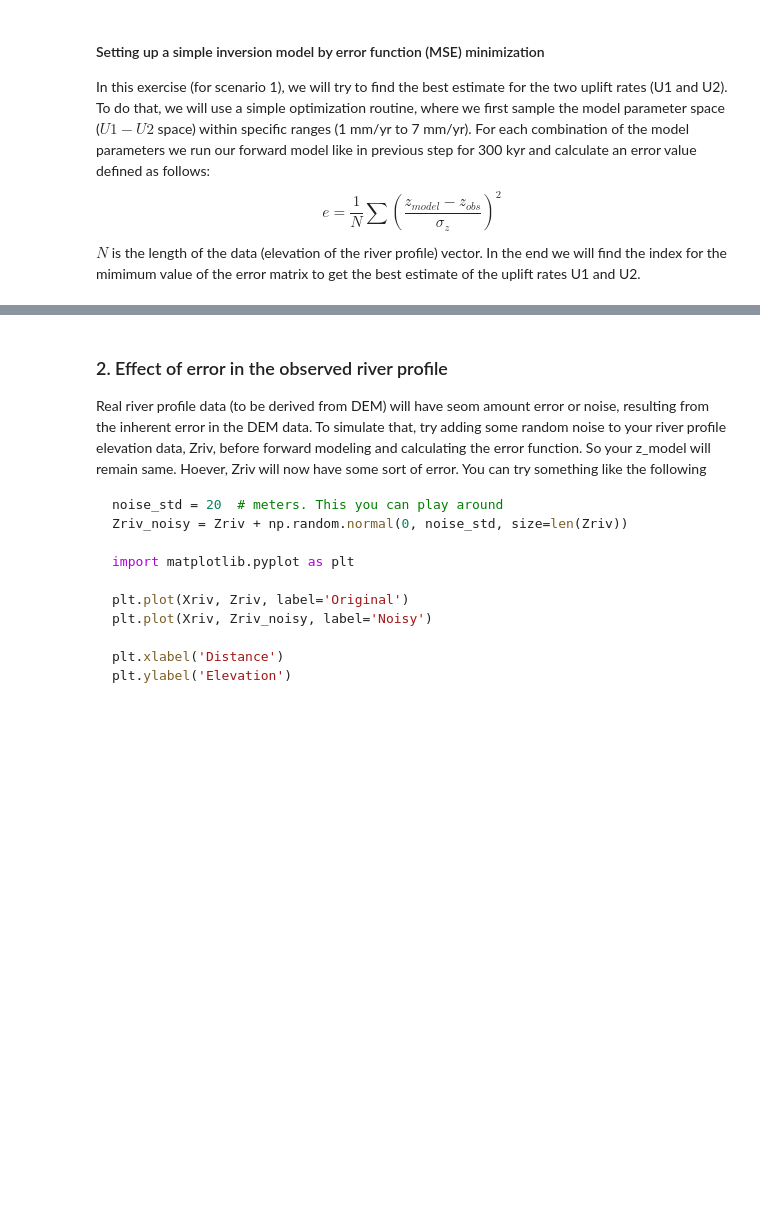
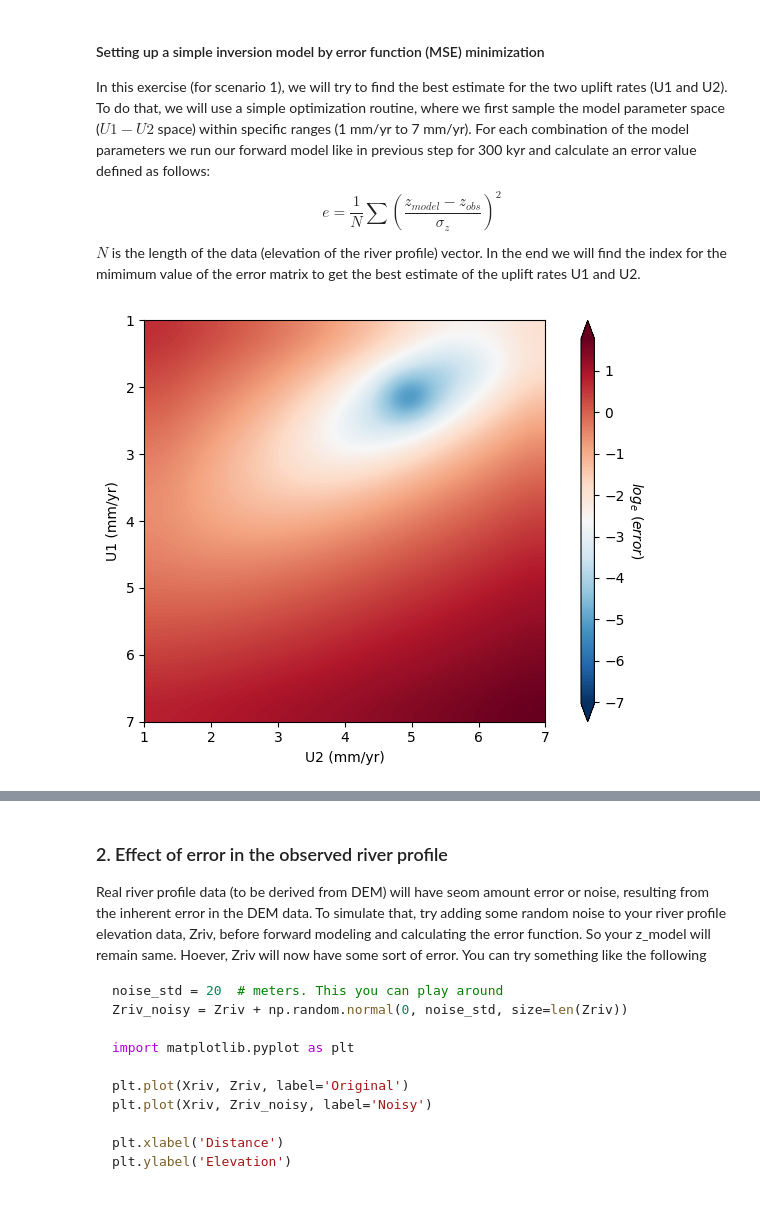
Before and after one commit to ramendra1990/PythonWorkshop_NGRI, a Jupyter notebook: riverProfile_tutorial/riverProfileTutorial.ipynb, the cells around one changed output, grey strips where cells are left out. Drawn from its saved outputs; the diff is of its cells as text; code cells hidden in the pictures; blank space fills up the shorter version.

```diff
--- a/riverProfile_tutorial/riverProfileTutorial.ipynb
+++ b/riverProfile_tutorial/riverProfileTutorial.ipynb
@@ -249,15 +291,18 @@ for (r_idx, u1) in enumerate(Up1):
 # %%
 # Visualization of the error matrix
 plt.figure()
 plt.imshow(np.log(e_matrix), extent=[min(Up2), max(Up2), max(Up1), min(Up1)],
-           interpolation='bicubic', cmap= "seismic")
+           interpolation='bicubic', cmap= "RdBu_r")
+
 cbar = plt.colorbar(extend='both',
              orientation='vertical',
              aspect = 30, shrink=1.0, pad=0.06)
 cbar.set_label(r'$log_e\ (error)$', rotation=270, labelpad=15)
 plt.xlabel('U2 (mm/yr)')
 plt.ylabel('U1 (mm/yr)')
 plt.tight_layout()
+# %% [output]
+[figure, added]
 # %%
 # Estimation of the unknown model parameters. Since we only have two model params here, we can easily visualize it.
 # As the number of model params increase, we have to find the index instead and find the model parameter estimates.
```
Also changed, not shown: parts of 15 cells of this notebook.
